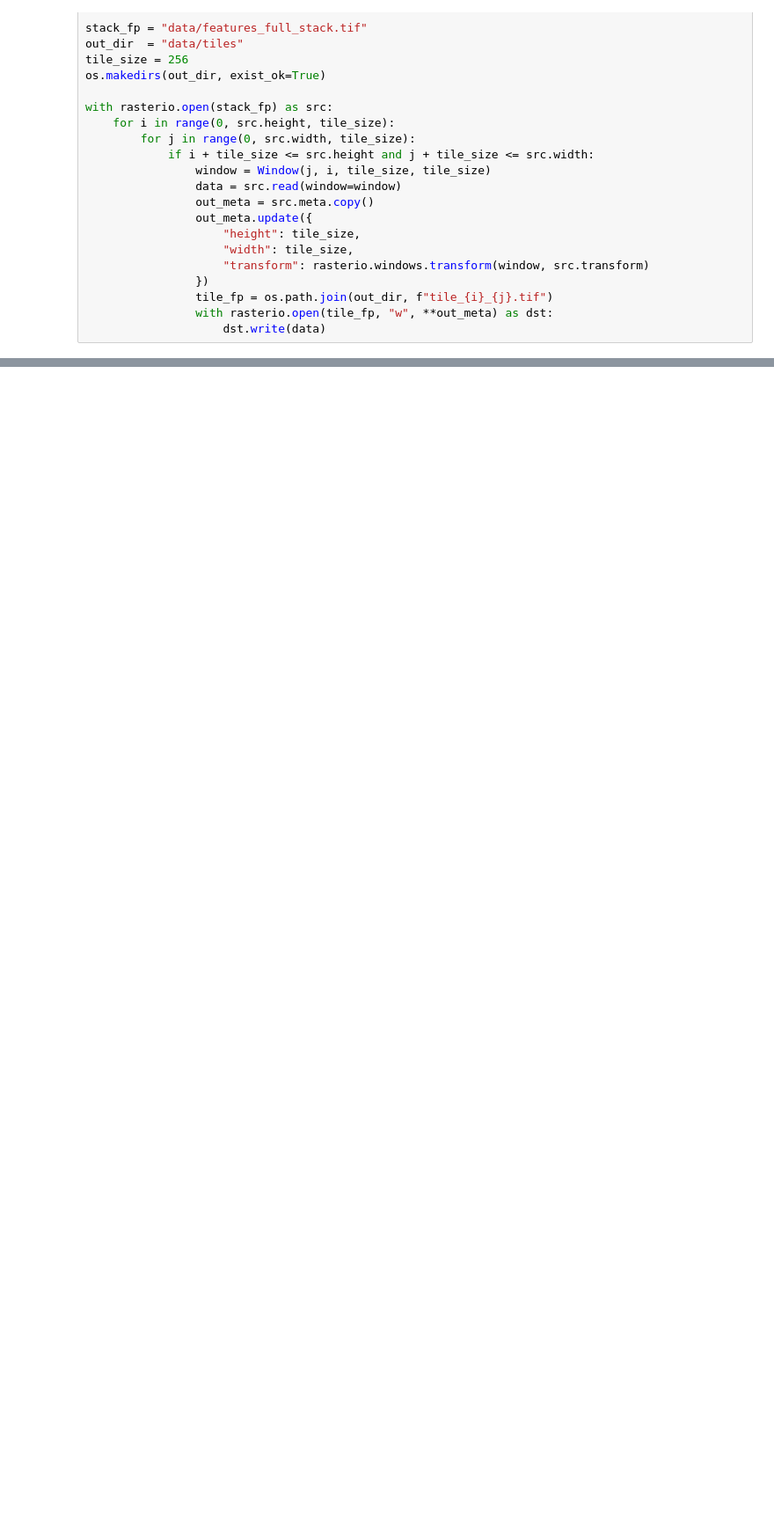
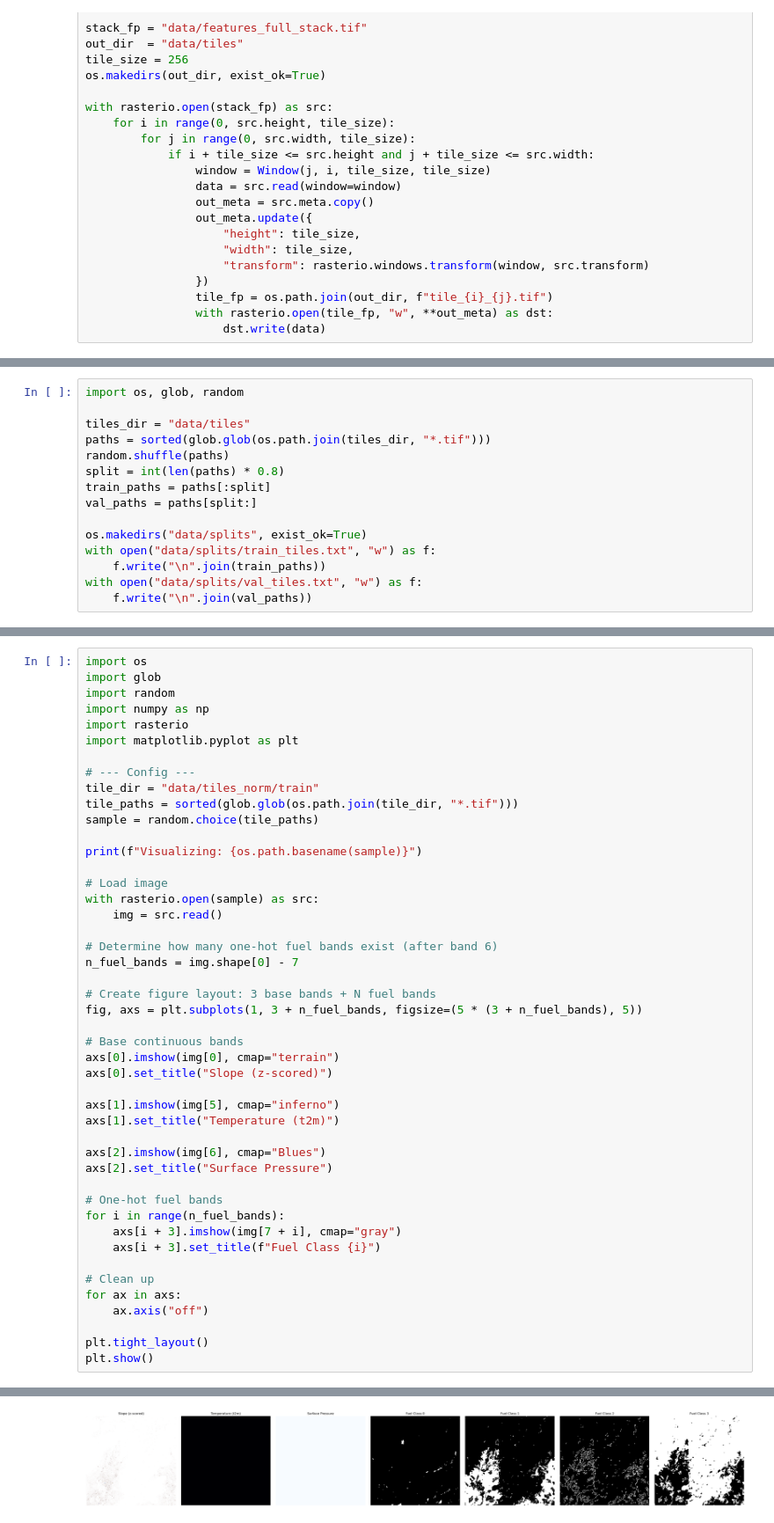
Before and after one commit to silverballz/fire_sentinel_orbit, a Jupyter notebook: tile.ipynb, the cells around one changed output, grey strips where cells are left out. Shown at 88% size. Drawn from its saved outputs; the diff is of its cells as text; blank space fills up the shorter version.

Commit message:
Checkpoint 4: Normalization & encoding complete; model training in progress

```diff
--- a/tile.ipynb
+++ b/tile.ipynb
@@ -353,0 +356,15 @@ with rasterio.open(stack_fp) as src:
+# %%
+import os, glob, random
+
+tiles_dir = "data/tiles"
+paths = sorted(glob.glob(os.path.join(tiles_dir, "*.tif")))
+random.shuffle(paths)
+split = int(len(paths) * 0.8)
+train_paths = paths[:split]
+val_paths = paths[split:]
+
+os.makedirs("data/splits", exist_ok=True)
+with open("data/splits/train_tiles.txt", "w") as f:
+    f.write("\n".join(train_paths))
+with open("data/splits/val_tiles.txt", "w") as f:
+    f.write("\n".join(val_paths))
@@ -353,0 +430,47 @@ with rasterio.open(stack_fp) as src:
+# %%
+import os
+import glob
+import random
+import numpy as np
+import rasterio
+import matplotlib.pyplot as plt
+
+# --- Config ---
+tile_dir = "data/tiles_norm/train"
+tile_paths = sorted(glob.glob(os.path.join(tile_dir, "*.tif")))
+sample = random.choice(tile_paths)
+
+print(f"Visualizing: {os.path.basename(sample)}")
+
+# Load image
+with rasterio.open(sample) as src:
+    img = src.read()
+
+# Determine how many one-hot fuel bands exist (after band 6)
+n_fuel_bands = img.shape[0] - 7
+
+# Create figure layout: 3 base bands + N fuel bands
+fig, axs = plt.subplots(1, 3 + n_fuel_bands, figsize=(5 * (3 + n_fuel_bands), 5))
+
+# Base continuous bands
+axs[0].imshow(img[0], cmap="terrain")
+axs[0].set_title("Slope (z-scored)")
+
+axs[1].imshow(img[5], cmap="inferno")
+axs[1].set_title("Temperature (t2m)")
+
+axs[2].imshow(img[6], cmap="Blues")
+axs[2].set_title("Surface Pressure")
+
+# One-hot fuel bands
+for i in range(n_fuel_bands):
+    axs[i + 3].imshow(img[7 + i], cmap="gray")
+    axs[i + 3].set_title(f"Fuel Class {i}")
+
+# Clean up
+for ax in axs:
+    ax.axis("off")
+
+plt.tight_layout()
+plt.show()
+# %% [output]
@@ -353,0 +478 @@ with rasterio.open(stack_fp) as src:
+[figure, added]
```
Also changed, not shown: parts of 12 cells of this notebook, 1 other file.
